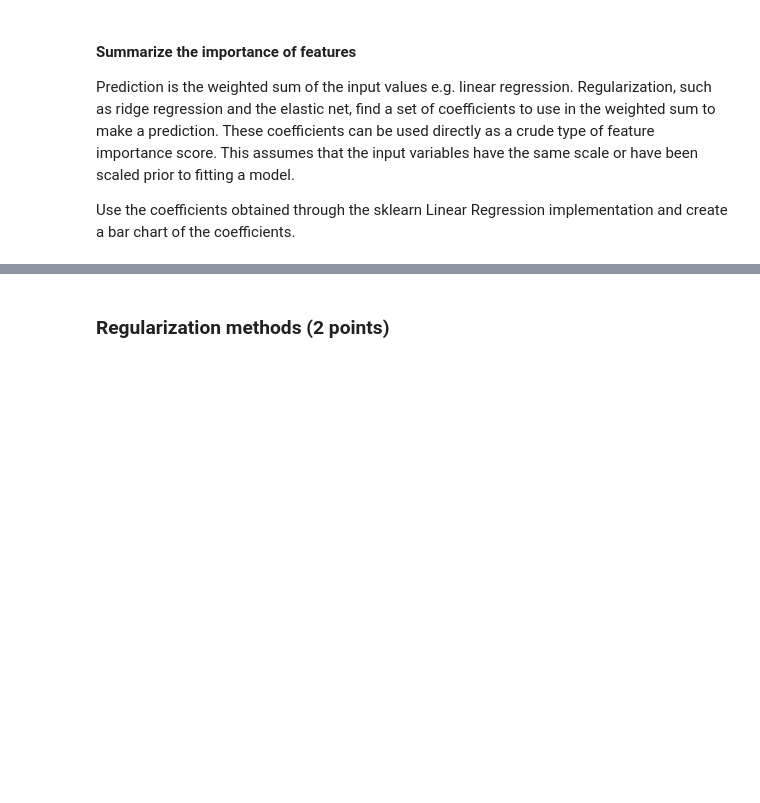
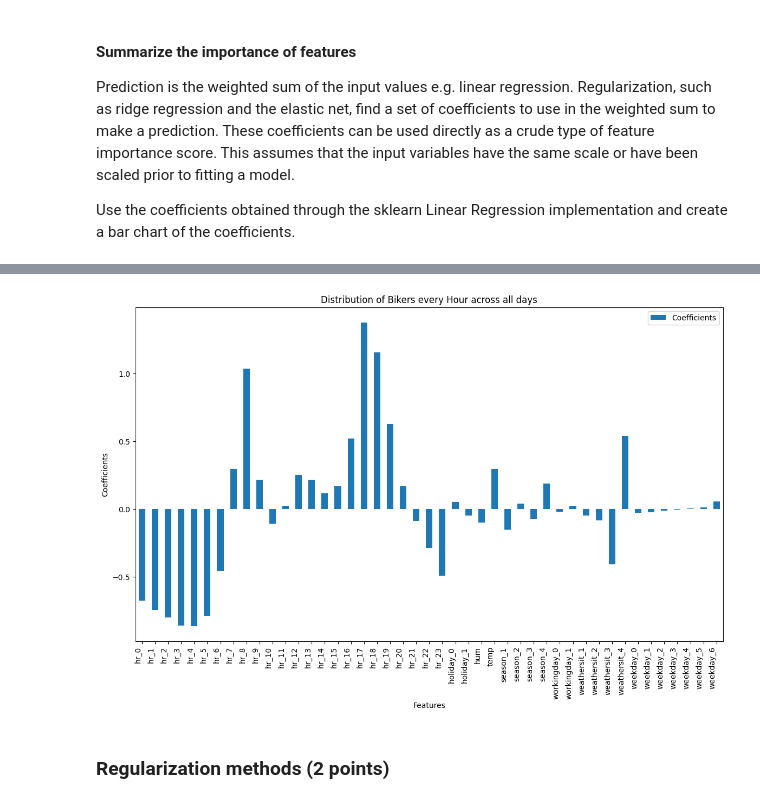
Before and after one commit to techmoksha/iisc-cds-modules, a Jupyter notebook: M2_NB_MiniProject_1_LinearRegression_Regularization.ipynb, the cells around one changed output, grey strips where cells are left out. Cells and saved outputs as stored; diff of their text form; code cells hidden in the pictures; blank space fills up the shorter version.

```diff
--- a/M2_NB_MiniProject_1_LinearRegression_Regularization.ipynb
+++ b/M2_NB_MiniProject_1_LinearRegression_Regularization.ipynb
@@ -496,0 +562,4 @@ As there are 3 target variables, choose the count (`cnt`) variable.
+# %%
+# YOUR CODE HERE
+y = df_encoded['cnt']
+X_train, X_test, y_train, y_test = train_test_split(X, y, test_size= 0.25, random_state= 101)
@@ -534,0 +666,15 @@ Hint: [SGDRegressor](https://scikit-learn.org/stable/modules/generated/sklearn.l
+# %%
+from sklearn.linear_model import SGDRegressor
+# YOUR CODE HERE
+sgd = SGDRegressor(max_iter=2000, tol=1e-3, penalty='l2', random_state=42)
+
+# Fit the model on the training data
+sgd.fit(X_train, y_train)
+
+# Make predictions on the test set
+y_pred = sgd.predict(X_test)
+
+# Calculate the mean squared error of the model
+mse = mean_squared_error(y_test, y_pred)
+print("Mean Squared Error:", mse)
+print("Intercept:", sgd.intercept_)
@@ -546,0 +715,11 @@ Hint: [LinearRegression](https://scikit-learn.org/stable/modules/generated/sklea
+# %%
+# YOUR CODE HERE
+lr = LinearRegression()
+# Fit lin reg model to train
+lr.fit(X_train, y_train)
+
+# Predict on test data
+pred = lr.predict(X_test)
+print('Mean Absolute Error:', mean_absolute_error(y_test, pred))
+print('Mean Squared Error:', mean_squared_error(y_test, pred))
+print('Mean Root Squared Error:', np.sqrt(mean_squared_error(y_test, pred)))
@@ -559,0 +748,3 @@ Use the coefficients obtained through the sklearn Linear Regression implementati
+# %%
+df_coefficients = pd.DataFrame({'Features': X_train.columns, 'Coefficients': lr.coef_})
+df_coefficients
@@ -560,3 +769,16 @@ Use the coefficients obtained through the sklearn Linear Regression implementati
+# %%
+# YOUR CODE HERE
+num_features = np.arange(df_coefficients.shape[0])
+df_coefficients.plot(kind="bar",stacked=True, figsize=(14, 8))
+
+plt.xlabel("Features")
+plt.ylabel("Coefficients")
+plt.title("Distribution of Bikers every Hour across all days")
+plt.xticks(num_features, df_coefficients['Features'], rotation=90, ha='right')
+plt.spring()
+plt.show()
+# %% [output]
+[figure, added]
 # %% [markdown]
 ### Regularization methods (2 points)
 # %% [markdown]
```
Also changed, not shown: parts of 33 cells of this notebook.
